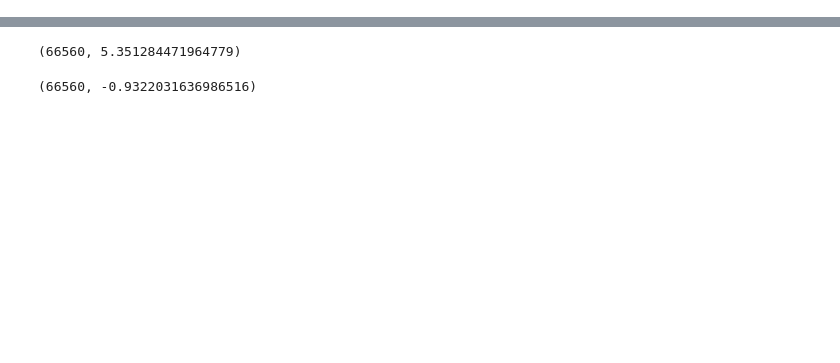
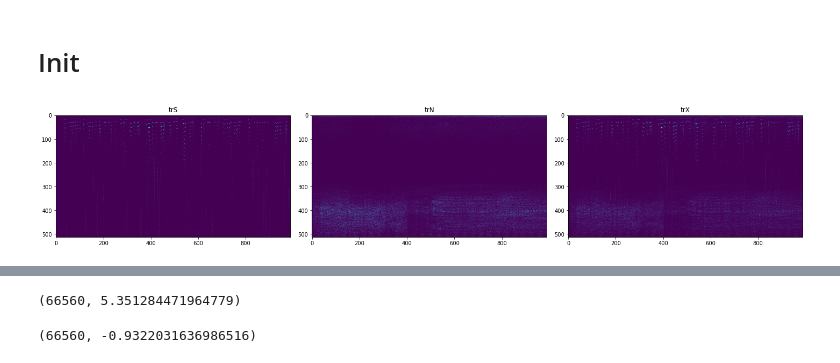
Before and after one commit to sunwookimiub/Old_MJ_kNN_SS, a Jupyter notebook: kNN_SS_PythonVersion.ipynb, the cells around one changed output, grey strips where cells are left out. Cells and saved outputs as stored; diff of their text form; code cells hidden in the pictures; blank space fills up the shorter version.

```diff
--- a/kNN_SS_PythonVersion.ipynb
+++ b/kNN_SS_PythonVersion.ipynb
@@ -1,3 +5,5 @@
+# %% [markdown]
+# Init
 # %%
 import librosa
 import numpy as np
@@ -20,5 +26,13 @@ trS = abs(librosa.stft(trs, n_fft=sz, hop_length=hp, window=wn))
 trN = abs(librosa.stft(trn, n_fft=sz, hop_length=hp, window=wn))
 trX = abs(librosa.stft(trx, n_fft=sz, hop_length=hp, window=wn))
 teX = librosa.stft(tex, n_fft=sz, hop_length=hp, window=wn)
+# %%
+f, a0 = plt.subplots(1,3,figsize=(20, 12))
+a0[0].imshow(trS); a0[0].set_title('trS')
+a0[1].imshow(trN); a0[1].set_title('trN')
+a0[2].imshow(trX); a0[2].set_title('trX')
+f.tight_layout()
+# %% [output]
+[figure, added]
 # %%
 IBM = 1*(trS > trN)
```
Also changed, not shown: parts of 8 cells of this notebook.
